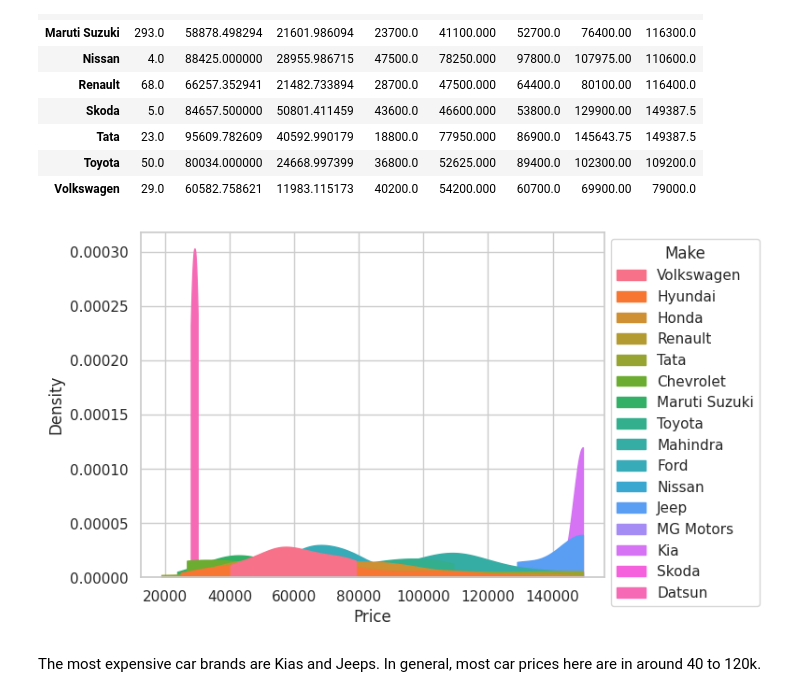
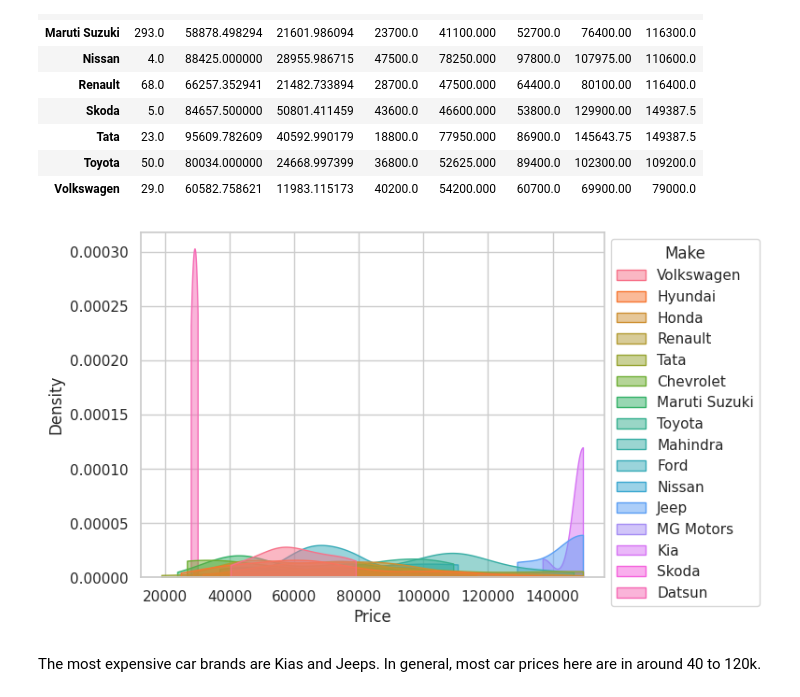
Before and after one commit to embrown1292/DS_3001, a Jupyter notebook: Copy_of_assignment4.ipynb, the cells around one changed output. Cells and saved outputs as stored; diff of their text form; code cells hidden in the pictures.

```diff
--- a/Copy_of_assignment4.ipynb
+++ b/Copy_of_assignment4.ipynb
@@ -196,11 +202,11 @@ df[var].groupby(df["Make"]).describe()
 | Volkswagen | 29.0 | 60582.758621 | 11983.115173 | 40200.0 | 54200.000 | 60700.0 | 69900.00 | 79000.0 |
 # %%
 sns.set(style='whitegrid') # Seaborn Documentation
-ax = sns.kdeplot(data=df, x="Price", hue="Make", cut=0, fill=True, common_norm=False, alpha=1)
+ax = sns.kdeplot(data=df, x="Price", hue="Make", cut=0, fill=True, common_norm=False, alpha=.5)
 sns.move_legend(ax, "upper left", bbox_to_anchor=(1, 1))
 plt.show()
 # %% [output]
-[figure, old version]
+[figure, new version]
 # %% [markdown]
 The most expensive car brands are Kias and Jeeps. In general, most car prices here are in around 40 to 120k.
 # %% [markdown]
```
Also changed, not shown: parts of 35 cells of this notebook.
